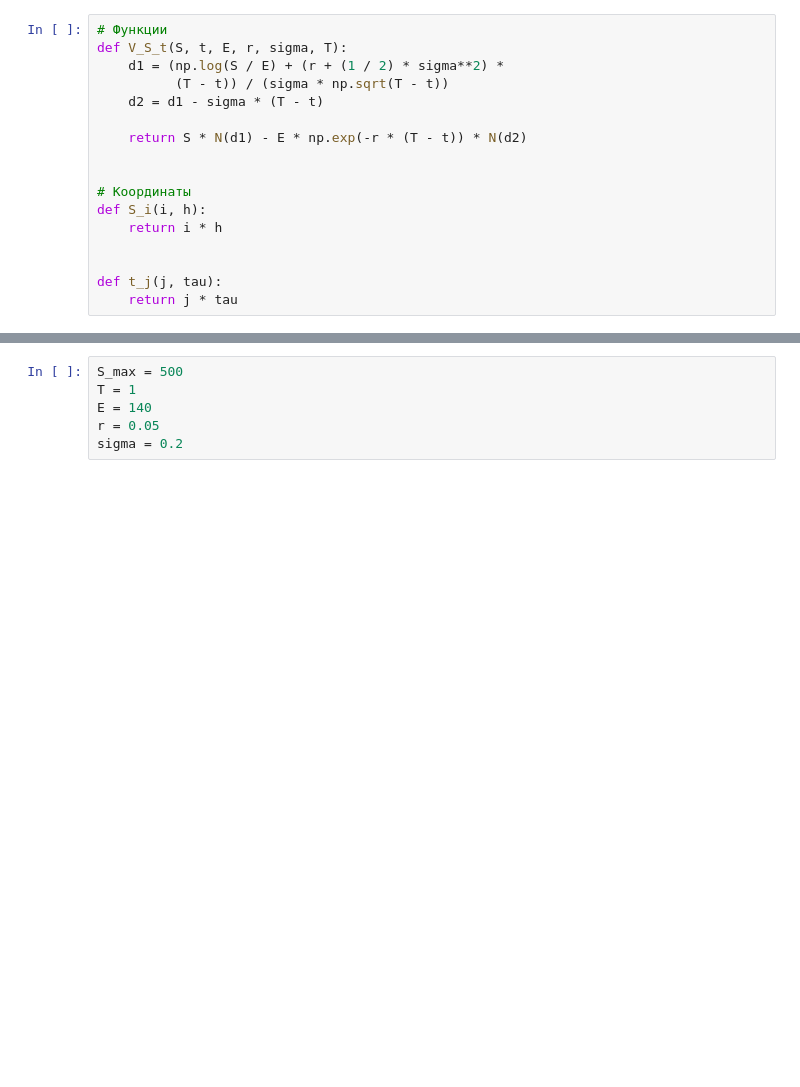
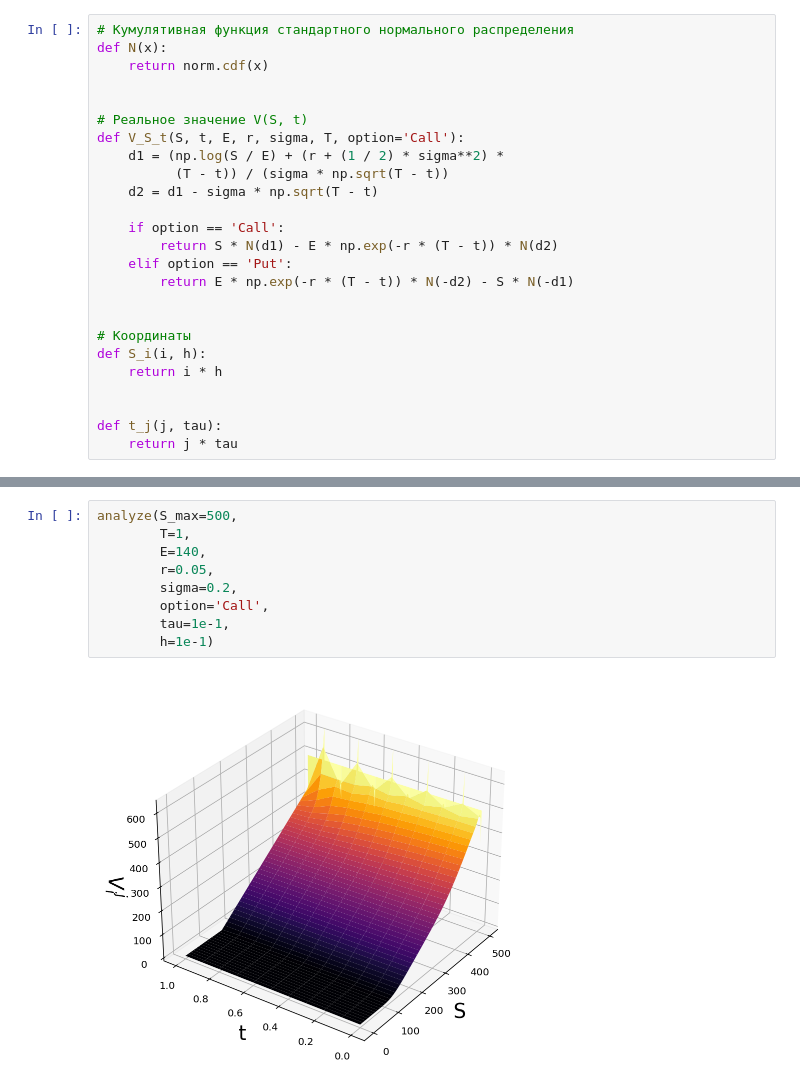
Before and after one commit to MeShootIn/computational-mathematics, a Jupyter notebook: lab_1/4.ipynb, the cells around one changed output, grey strips where cells are left out. Saved outputs shown, nothing was run; the diff lists cells and outputs as text; blank space fills up the shorter version.

```diff
--- a/lab_1/4.ipynb
+++ b/lab_1/4.ipynb
@@ -6,12 +4,20 @@ from IPython.display import display
 import pylab
 # %%
-# Функции
-def V_S_t(S, t, E, r, sigma, T):
+# Кумулятивная функция стандартного нормального распределения
+def N(x):
+    return norm.cdf(x)
+
+
+# Реальное значение V(S, t)
+def V_S_t(S, t, E, r, sigma, T, option='Call'):
     d1 = (np.log(S / E) + (r + (1 / 2) * sigma**2) *
           (T - t)) / (sigma * np.sqrt(T - t))
-    d2 = d1 - sigma * (T - t)
+    d2 = d1 - sigma * np.sqrt(T - t)
 
-    return S * N(d1) - E * np.exp(-r * (T - t)) * N(d2)
+    if option == 'Call':
+        return S * N(d1) - E * np.exp(-r * (T - t)) * N(d2)
+    elif option == 'Put':
+        return E * np.exp(-r * (T - t)) * N(-d2) - S * N(-d1)
 
 
 # Координаты
@@ -182,6 +228,11 @@ def analyze_wds(a, b, T):
 # %%
-S_max = 500
-T = 1
-E = 140
-r = 0.05
-sigma = 0.2
+analyze(S_max=500,
+        T=1,
+        E=140,
+        r=0.05,
+        sigma=0.2,
+        option='Call',
+        tau=1e-1,
+        h=1e-1)
+# %% [output]
+[figure, added]
```
Also changed, not shown: parts of 3 cells of this notebook, 2 other files.
